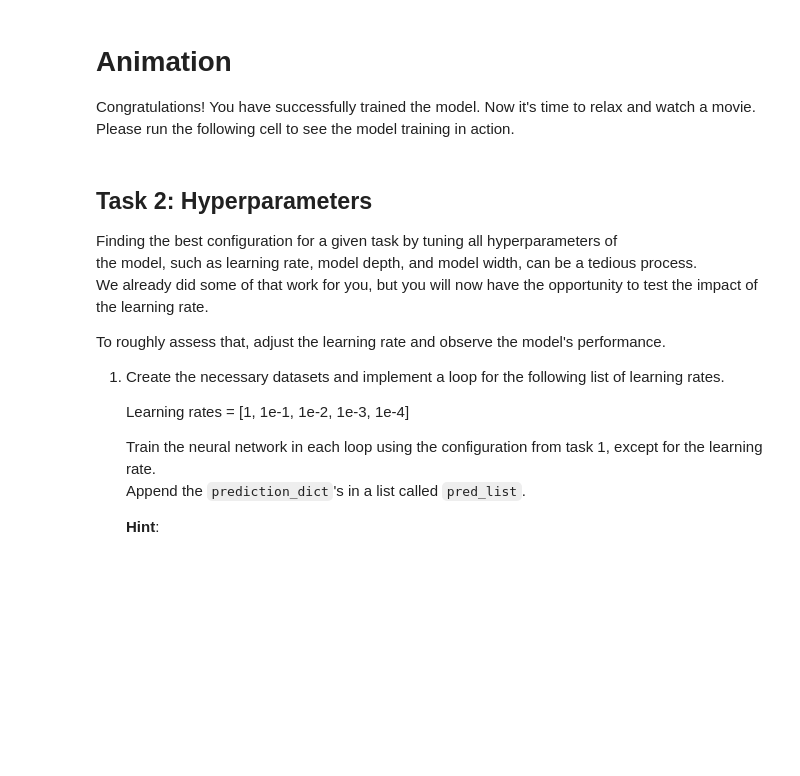
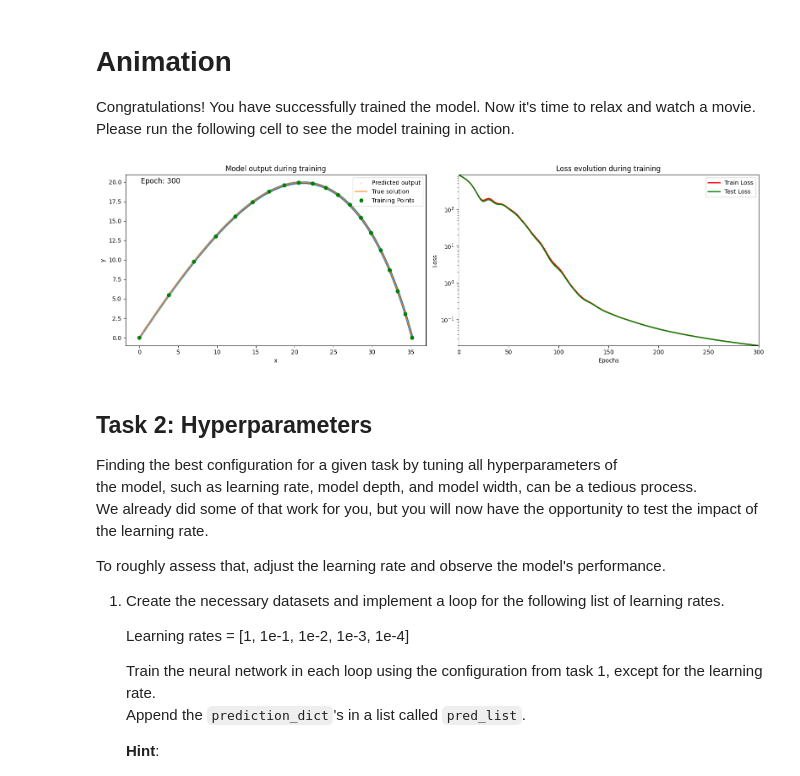
Before and after one commit to justlikemanuel/ZnPINNLab, a Jupyter notebook: day1/projectile_motion_template.ipynb, the cells around one changed output. Cells and saved outputs as stored; diff of their text form; code cells hidden in the pictures; blank space fills up the shorter version.

```diff
--- a/day1/projectile_motion_template.ipynb
+++ b/day1/projectile_motion_template.ipynb
@@ -785,10 +835,12 @@ Congratulations! You have successfully trained the model. Now it's time to relax
 Please run the following cell to see the model training in action.
 # %%
 # Example usage:
-animator = AnimationGenerator(predictions_dict,
+animator = AnimationGenerator(results,
                               train_ds,
                               test_ds)
-animator.create_animation('lets_see.mp4', frames=len(predictions_dict["train_loss_evolution"]), fps=30)
+animator.create_animation('lets_see.mp4', frames=len(results["train_loss_evolution"]), fps=30)
+# %% [output]
+[figure, added]
 # %% [markdown]
 ## Task 2: Hyperparameters
 Finding the best configuration for a given task by tuning all hyperparameters of
```
Also changed, not shown: parts of 19 cells of this notebook.
